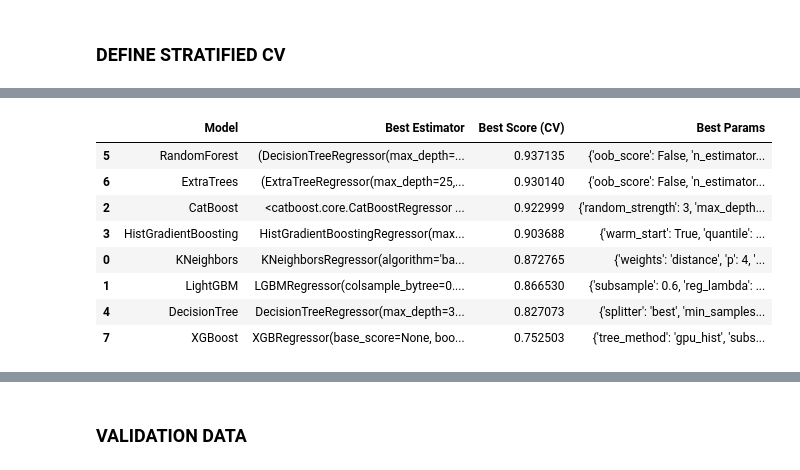
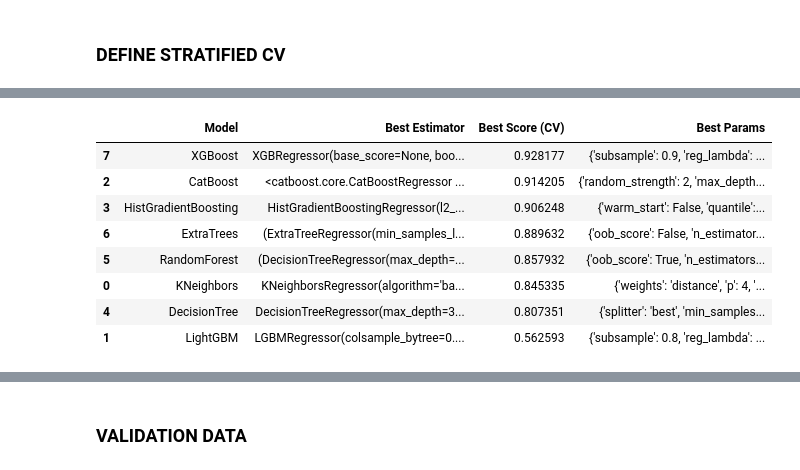
Before and after one commit to MegaKruk/uhi-ai-challenge-2025, a Jupyter notebook: UHI_Model.ipynb, the cells around one changed output, grey strips where cells are left out. Cells and saved outputs as stored; diff of their text form; code cells hidden in the pictures.

```diff
--- a/UHI_Model.ipynb
+++ b/UHI_Model.ipynb
@@ -190,0 +302,2 @@ gdf_train = gpd.GeoDataFrame(
+# %%
+gdf_buildings = gdf_buildings.dropna(axis=1)
@@ -588,13 +756,10 @@ gdf_train
 ### DEFINE STRATIFIED CV
 # %%
 def make_stratified_bins(target, n_bins=10):
-    """Bin the continuous target into discrete intervals for use in 'StratifiedKFold'."""
-    # pd.qcut => quantile-based discretization
-    bins = pd.qcut(target, q=n_bins, duplicates="drop")  # If duplicates occur, drop them
-    return bins.astype(str)  # Convert to string labels
+    """Bin the continuous target into discrete intervals for use in StratifiedKFold."""
+    bins = pd.qcut(target, q=n_bins, duplicates="drop")
+    return bins.astype(str)
 
 K_FOLDS = 10
-
 y_bins = make_stratified_bins(y, n_bins=10)
 skf = StratifiedKFold(n_splits=K_FOLDS, shuffle=True, random_state=RANDOM_SEED)
-# kf = KFold(n_splits=K_FOLDS, shuffle=True, random_state=RANDOM_SEED)
@@ -601,5 +768,4 @@ skf = StratifiedKFold(n_splits=K_FOLDS, shuffle=True, random_state=RANDOM_SEED)
 # %%
-# Model definitions and parameter grids
 models_and_params = {
     "KNeighbors": (
         KNeighborsRegressor(),
@@ -613,9 +779,9 @@ models_and_params = {
         }
     ),
     "LightGBM": (
-        lgb.LGBMRegressor(random_state=RANDOM_SEED, device='gpu', verbose=-1),
+        lgb.LGBMRegressor(random_state=RANDOM_SEED),
         {
-            "n_estimators": [200, 300, 400, 500],
+            "n_estimators": [200, 300, 400, 500, 600],
             "max_depth": [-1, 10, 20, 30],
             "learning_rate": [0.01, 0.05, 0.1, 0.15, 0.2],
             "subsample": [0.5, 0.6, 0.7, 0.8],
@@ -627,10 +793,10 @@ models_and_params = {
         }
     ),
     "CatBoost": (
-        CatBoostRegressor(silent=True, random_state=RANDOM_SEED, task_type="GPU", devices='0'),
+        CatBoostRegressor(silent=True, random_state=RANDOM_SEED),
         {
-            "iterations": [200, 300, 400, 500],
-            "max_depth": [None, 5, 10, 15, 20],
+            "iterations": [200, 300, 400, 500, 600],
+            "max_depth": [5, 8, 10],
             "learning_rate": [0.1, 0.15, 0.2, 0.25],
             "random_strength": [1, 2, 3, 4],
         }
@@ -638,7 +804,7 @@ models_and_params = {
     "HistGradientBoosting": (
         HistGradientBoostingRegressor(random_state=RANDOM_SEED),
         {
-            "max_iter": [200, 300, 400, 500],
+            "max_iter": [200, 300, 400, 500, 600],
             "learning_rate": [0.001, 0.01, 0.05, 0.1],
             "max_depth": [None, 10, 20, 30],
             "max_leaf_nodes": [15, 31, 63],
@@ -655,13 +821,13 @@ models_and_params = {
             # "criterion": ["squared_error", "friedman_mse", "absolute_error", "poisson"],
             "splitter": ["best", "random"],
             "max_depth": [None, 10, 20, 30],
-            "min_samples_leaf": [1, 2, 3],
+            "min_samples_leaf": [1, 2, 3, 4],
         }
     ),
     "RandomForest": (
         RandomForestRegressor(random_state=RANDOM_SEED),
         {
-            "n_estimators": [100, 400, 500, 600],
+            "n_estimators": [200, 300, 400, 500, 600],
             # "criterion": ["squared_error", "friedman_mse", "absolute_error", "poisson"],
             "max_depth": [None, 10, 20, 30],
             "min_samples_leaf": [1, 2, 3],
@@ -674,7 +840,7 @@ models_and_params = {
     "ExtraTrees":(
         ExtraTreesRegressor(random_state=RANDOM_SEED),
         {
-            "n_estimators": [100, 200, 300, 400],
+            "n_estimators": [200, 300, 400, 500, 600],
             # "criterion": ["squared_error", "friedman_mse", "absolute_error", "poisson"],
             "max_depth": [None, 20, 25, 30, 35],
             "min_samples_split": [4, 6, 8, 10],
@@ -686,9 +852,9 @@ models_and_params = {
         }
     ),
     "XGBoost":(
-        xgb.XGBRegressor(random_state=RANDOM_SEED, use_label_encoder=False, eval_metric="rmse", tree_method="gpu_hist", predictor="gpu_predictor"),
+        xgb.XGBRegressor(random_state=RANDOM_SEED, use_label_encoder=False, eval_metric="rmse"),
         {
-            "n_estimators": [80, 100, 150, 200, 300],
+            "n_estimators": [80, 100, 150, 200, 250, 300],
             "learning_rate": [0.01, 0.05, 0.1],
             "max_depth": [None, 5, 10, 15, 20],
             "booster": ["gbtree", "dart"],
@@ -698,7 +864,6 @@ models_and_params = {
             "subsample": [0.6, 0.7, 0.8, 0.9],
             "colsample_bytree": [0.6, 0.7, 0.8, 0.9],
             # "tree_method": ["auto", "hist", "approx"],
-            "tree_method": ["gpu_hist"],
         }
     ),
 }
@@ -705,7 +872,6 @@ models_and_params = {
 # %%
 N_ITER = 5
 results = []
-
 for model_name, (model, param_grid) in models_and_params.items():
     print(f"\n=== Searching {model_name} ===")
     search = RandomizedSearchCV(
@@ -715,7 +881,7 @@ for model_name, (model, param_grid) in models_and_params.items():
         cv=list(skf.split(X, y_bins)),
         scoring="r2",
         random_state=RANDOM_SEED,
-        n_jobs=1,
+        n_jobs=-1,
         verbose=3
     )
     search.fit(X, y)
@@ -732,6 +898,7 @@ for model_name, (model, param_grid) in models_and_params.items():
 
 results_df = pd.DataFrame(results).sort_values(by="Best Score (CV)", ascending=False)
 print("\nFinal Cross-Val Results:\n", results_df)
+results_df.to_csv("results_df_v16.csv", index=False, sep='|')
 # %% [output]
 === Searching KNeighbors ===
 Fitting 10 folds for each of 5 candidates, totalling 50 fits
@@ -753,13 +920,12 @@ Fitting 10 folds for each of 5 candidates, totalling 50 fits
 # %%
-results_df.to_csv('results_df.csv', index=False, sep='|')
 results_df
 # %% [output]
 |  | Model | Best Estimator | Best Score (CV) | Best Params |
-| 5 | RandomForest | (DecisionTreeRegressor(max_depth=... | 0.937135 | {'oob_score': False, 'n_estimator... |
-| 6 | ExtraTrees | (ExtraTreeRegressor(max_depth=25,... | 0.930140 | {'oob_score': False, 'n_estimator... |
-| 2 | CatBoost | <catboost.core.CatBoostRegressor ... | 0.922999 | {'random_strength': 3, 'max_depth... |
-| 3 | HistGradientBoosting | HistGradientBoostingRegressor(max... | 0.903688 | {'warm_start': True, 'quantile': ... |
-| 0 | KNeighbors | KNeighborsRegressor(algorithm='ba... | 0.872765 | {'weights': 'distance', 'p': 4, '... |
-| 1 | LightGBM | LGBMRegressor(colsample_bytree=0.... | 0.866530 | {'subsample': 0.6, 'reg_lambda': ... |
-| 4 | DecisionTree | DecisionTreeRegressor(max_depth=3... | 0.827073 | {'splitter': 'best', 'min_samples... |
-| 7 | XGBoost | XGBRegressor(base_score=None, boo... | 0.752503 | {'tree_method': 'gpu_hist', 'subs... |
+| 7 | XGBoost | XGBRegressor(base_score=None, boo... | 0.928177 | {'subsample': 0.9, 'reg_lambda': ... |
+| 2 | CatBoost | <catboost.core.CatBoostRegressor ... | 0.914205 | {'random_strength': 2, 'max_depth... |
+| 3 | HistGradientBoosting | HistGradientBoostingRegressor(l2_... | 0.906248 | {'warm_start': False, 'quantile':... |
+| 6 | ExtraTrees | (ExtraTreeRegressor(min_samples_l... | 0.889632 | {'oob_score': False, 'n_estimator... |
+| 5 | RandomForest | (DecisionTreeRegressor(max_depth=... | 0.857932 | {'oob_score': True, 'n_estimators... |
+| 0 | KNeighbors | KNeighborsRegressor(algorithm='ba... | 0.845335 | {'weights': 'distance', 'p': 4, '... |
+| 4 | DecisionTree | DecisionTreeRegressor(max_depth=3... | 0.807351 | {'splitter': 'best', 'min_samples... |
+| 1 | LightGBM | LGBMRegressor(colsample_bytree=0.... | 0.562593 | {'subsample': 0.8, 'reg_lambda': ... |
```
Also changed, not shown: parts of 64 cells of this notebook, 1 other file.
